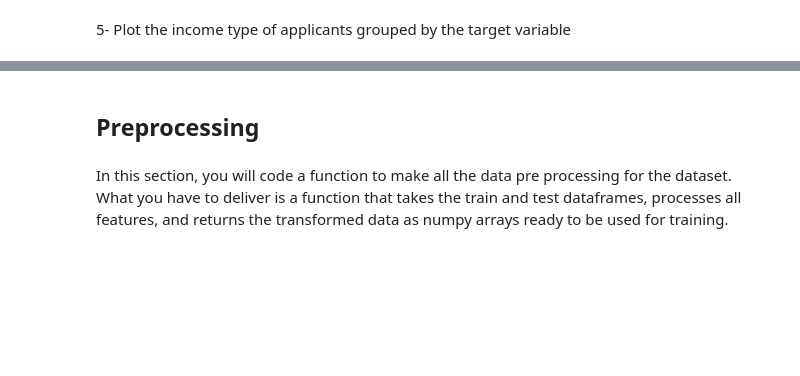
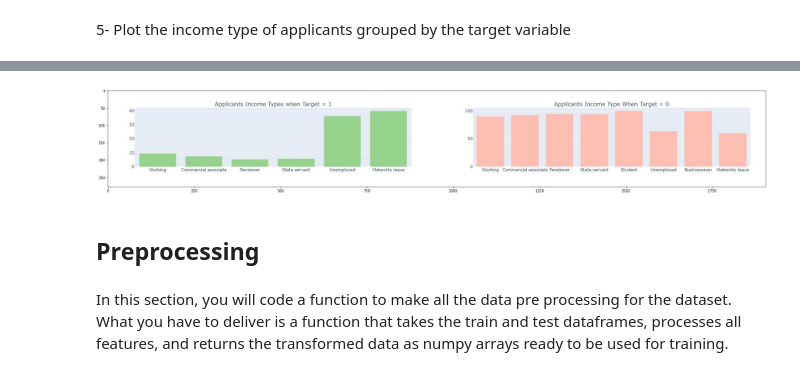
Before and after one commit to NMengo/Anyone-AI, a Jupyter notebook: Sprint 3/Nicolas Mengochea - Sprint 3.ipynb, the cells around one changed output, grey strips where cells are left out. Cells and saved outputs as stored; diff of their text form; code cells hidden in the pictures; blank space fills up the shorter version.

```diff
--- a/Sprint 3/Nicolas Mengochea - Sprint 3.ipynb
+++ b/Sprint 3/Nicolas Mengochea - Sprint 3.ipynb
@@ -348,6 +357,13 @@ fig['layout'].update(height=350, showlegend=False, margin=dict(l=120))
 iplot(fig)
 # %% [output]
 [interactive output not drawn]
+# %%
+# Showing it this way since notebook in github is not showing these graphs.
+img2 = mpimg.imread('Income_type.JPG')
+plt.figure(figsize=(50,5))
+imgplot2 = plt.imshow(img2)
+# %% [output]
+[figure, added]
 # %% [markdown]
 ## Preprocessing
 # %% [markdown]
```
Also changed, not shown: parts of 2 cells of this notebook, 9 other files.
